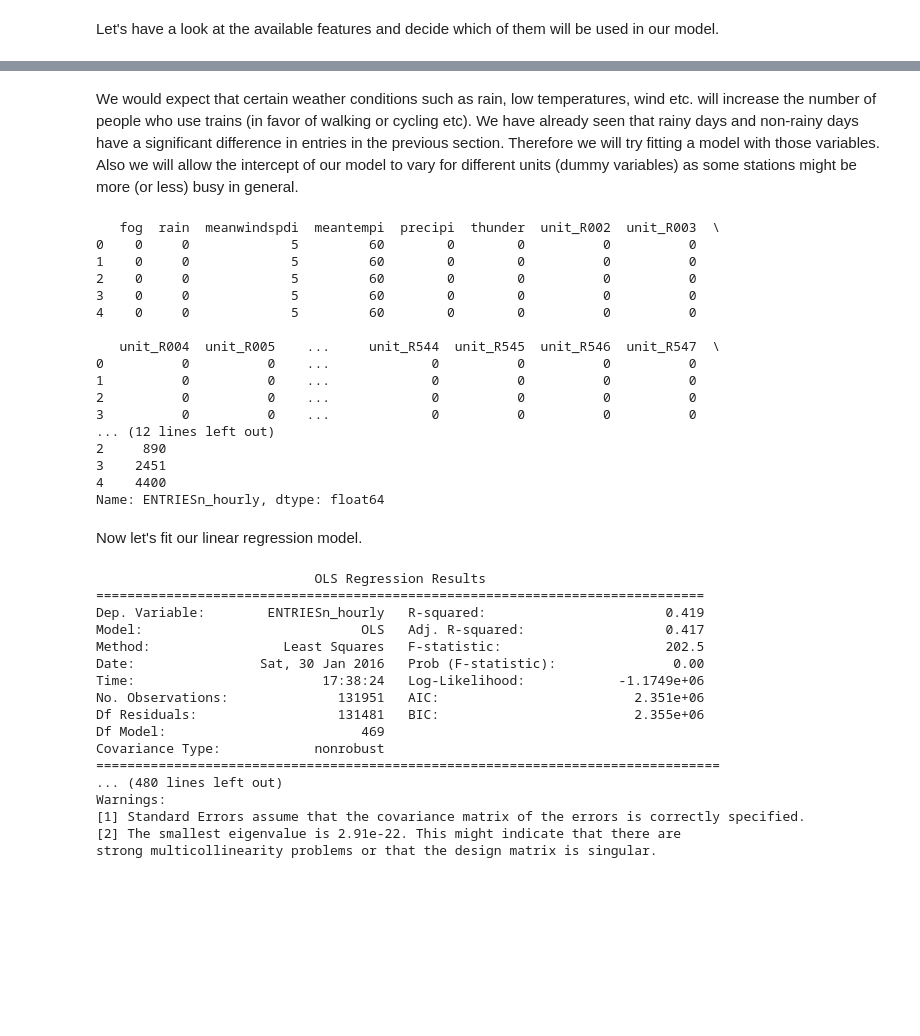
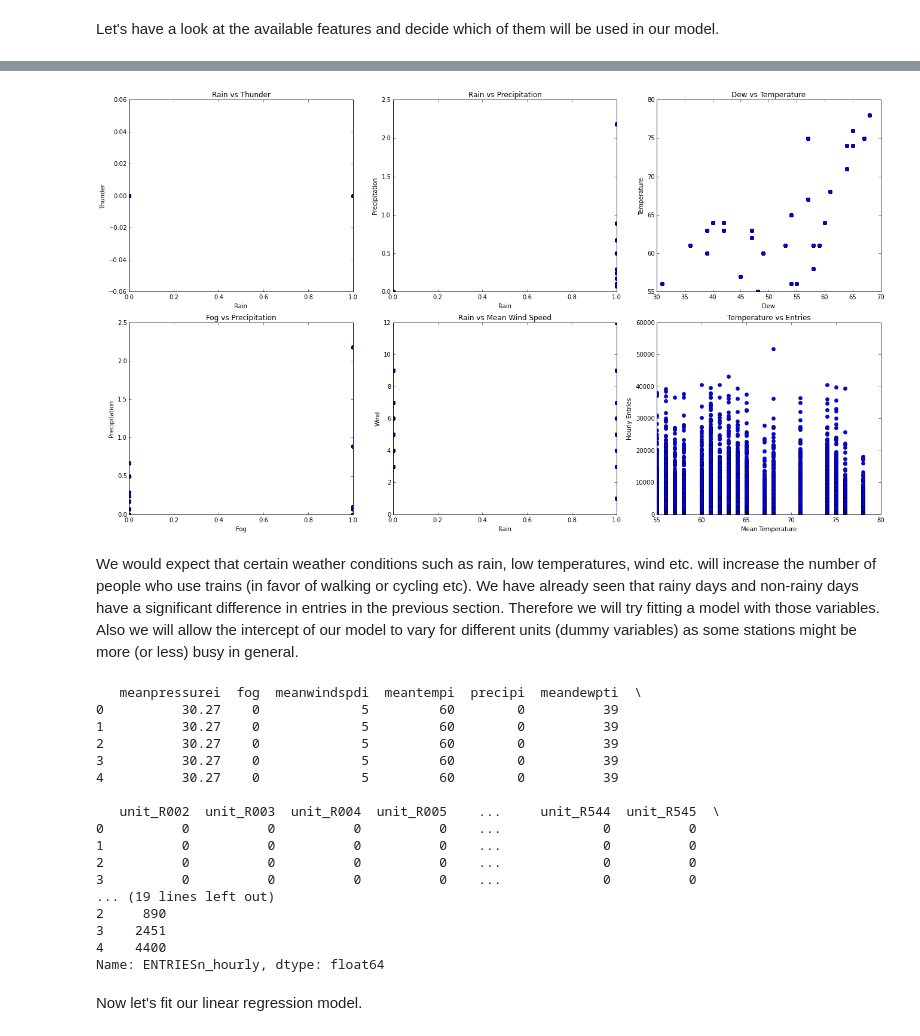
Before and after one commit to bornfreesoul/Intro-to-Data-Science, a Jupyter notebook: Final_Project/final_project_ipython.ipynb, the cells around one changed output, grey strips where cells are left out. Drawn from its saved outputs; the diff is of its cells as text; code cells hidden in the pictures; blank space fills up the shorter version.

```diff
--- a/Final_Project/final_project_ipython.ipynb
+++ b/Final_Project/final_project_ipython.ipynb
@@ -95,8 +101,39 @@ array(['Unnamed: 0', 'UNIT', 'DATEn', 'TIMEn', 'Hour', 'DESCn',
+# %%
+# investigate relationships between weather variables
+fig, ax = plt.subplots(2, 3)
+fig.set_size_inches(18.5, 10.5)
+ax[0, 0].plot(turnstileData['rain'], turnstileData['thunder'], 'o') # no thunder
+ax[0, 0].set_title('Rain vs Thunder')
+ax[0, 0].set_xlabel('Rain')
+ax[0, 0].set_ylabel('Thunder')
+ax[0, 1].plot(turnstileData['rain'], turnstileData['precipi'], 'o') # include rain or precipitation in model
+ax[0, 1].set_title('Rain vs Precipitation')
+ax[0, 1].set_xlabel('Rain')
+ax[0, 1].set_ylabel('Precipitation')
+ax[1, 0].plot(turnstileData['fog'], turnstileData['precipi'], 'o')
+ax[1, 0].set_title('Fog vs Precipitation')
+ax[1, 0].set_xlabel('Fog')
+ax[1, 0].set_ylabel('Precipitation')
+ax[1, 1].plot(turnstileData['rain'], turnstileData['meanwindspdi'], 'o')
+ax[1, 1].set_title('Rain vs Mean Wind Speed')
+ax[1, 1].set_xlabel('Rain')
+ax[1, 1].set_ylabel('Wind')
+ax[0, 2].plot(turnstileData['meandewpti'], turnstileData['meantempi'], 'o')
+ax[0, 2].set_title('Dew vs Temperature')
+ax[0, 2].set_xlabel('Dew')
+ax[0, 2].set_ylabel('Temperature')
+ax[1, 2].plot(turnstileData['meantempi'], turnstileData['ENTRIESn_hourly'], 'o')
+ax[1, 2].set_title('Temperature vs Entries')
+ax[1, 2].set_xlabel('Mean Temperature')
+ax[1, 2].set_ylabel('Hourly Entries')
+fig.tight_layout() # adjusts spacing between plots
+# %% [output]
+[figure, added]
 # %% [markdown]
 We would expect that certain weather conditions such as rain, low temperatures, wind etc. will increase the number of people who use trains (in favor of walking or cycling etc). We have already seen that rainy days and non-rainy days have a significant difference in entries in the previous section. Therefore we will try fitting a model with those variables. Also we will allow the intercept of our model to vary for different units (dummy variables) as some stations might be more (or less) busy in general.
 # %%
 # Let us create the dataset which we will use in the ols function
-features = turnstileData[['fog', 'rain', 'meanwindspdi', 'meantempi', 'precipi', 'thunder']]
+features = turnstileData[['meanpressurei','fog', 'meanwindspdi', 'meantempi', 'precipi', 'meandewpti']]
 dummy_units = pandas.get_dummies(turnstileData['UNIT'], prefix='unit')
 dummy_units = dummy_units.drop(dummy_units[[0]], axis = 1) # remove reference level
 features = features.join(dummy_units) # create dummy variables
@@ -107,44 +144,22 @@ y_values = turnstileData['ENTRIESn_hourly']
 print features.head()
 print y_values.head()
 # %% [output]
-   fog  rain  meanwindspdi  meantempi  precipi  thunder  unit_R002  unit_R003  \
-0    0     0             5         60        0        0          0          0
-1    0     0             5         60        0        0          0          0
-2    0     0             5         60        0        0          0          0
-3    0     0             5         60        0        0          0          0
-4    0     0             5         60        0        0          0          0
+   meanpressurei  fog  meanwindspdi  meantempi  precipi  meandewpti  \
+0          30.27    0             5         60        0          39
+1          30.27    0             5         60        0          39
+2          30.27    0             5         60        0          39
+3          30.27    0             5         60        0          39
+4          30.27    0             5         60        0          39
 
-   unit_R004  unit_R005    ...     unit_R544  unit_R545  unit_R546  unit_R547  \
-0          0          0    ...             0          0          0          0
-1          0          0    ...             0          0          0          0
-2          0          0    ...             0          0          0          0
-3          0          0    ...             0          0          0          0
-... (12 lines left out)
+   unit_R002  unit_R003  unit_R004  unit_R005    ...     unit_R544  unit_R545  \
+0          0          0          0          0    ...             0          0
+1          0          0          0          0    ...             0          0
+2          0          0          0          0    ...             0          0
+3          0          0          0          0    ...             0          0
+... (19 lines left out)
 2     890
 3    2451
 4    4400
 Name: ENTRIESn_hourly, dtype: float64
 # %% [markdown]
 Now let's fit our linear regression model.
-# %%
-    olsmod = sm.OLS(y_values, features)
-    olsres = olsmod.fit()
-    print(olsres.summary())
-# %% [output]
-                            OLS Regression Results
-==============================================================================
-Dep. Variable:        ENTRIESn_hourly   R-squared:                       0.419
-Model:                            OLS   Adj. R-squared:                  0.417
-Method:                 Least Squares   F-statistic:                     202.5
-Date:                Sat, 30 Jan 2016   Prob (F-statistic):               0.00
-Time:                        17:38:24   Log-Likelihood:            -1.1749e+06
-No. Observations:              131951   AIC:                         2.351e+06
-Df Residuals:                  131481   BIC:                         2.355e+06
-Df Model:                         469
-Covariance Type:            nonrobust
-================================================================================
-... (480 lines left out)
-Warnings:
-[1] Standard Errors assume that the covariance matrix of the errors is correctly specified.
-[2] The smallest eigenvalue is 2.91e-22. This might indicate that there are
-strong multicollinearity problems or that the design matrix is singular.
```
Also changed, not shown: parts of 13 cells of this notebook.
